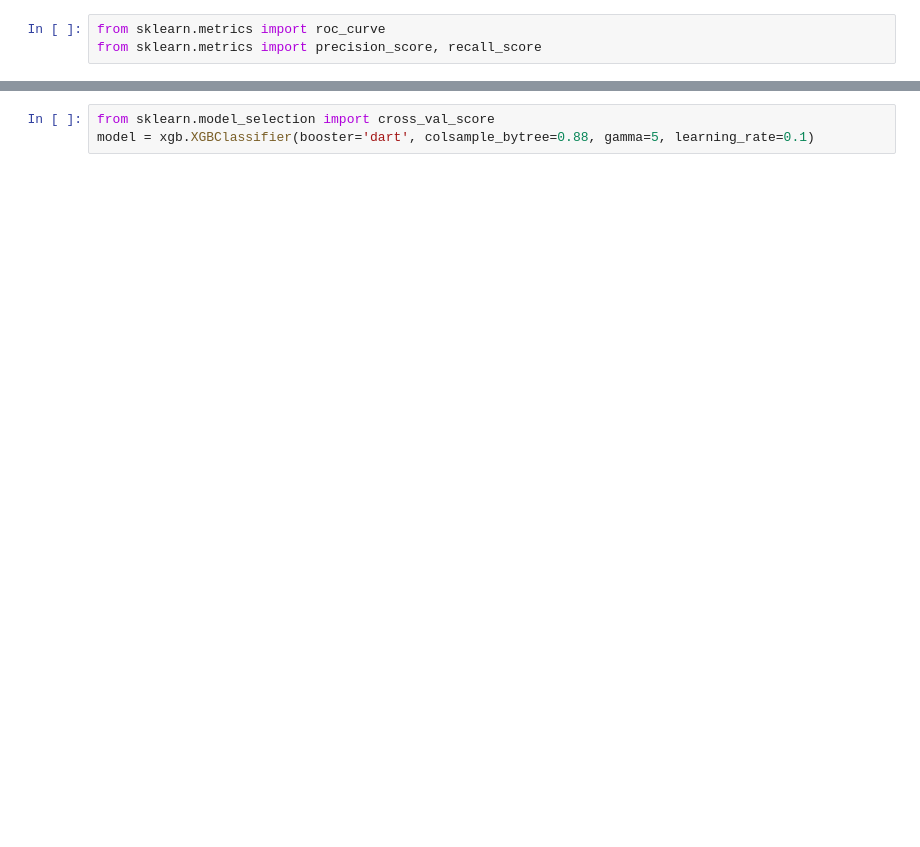
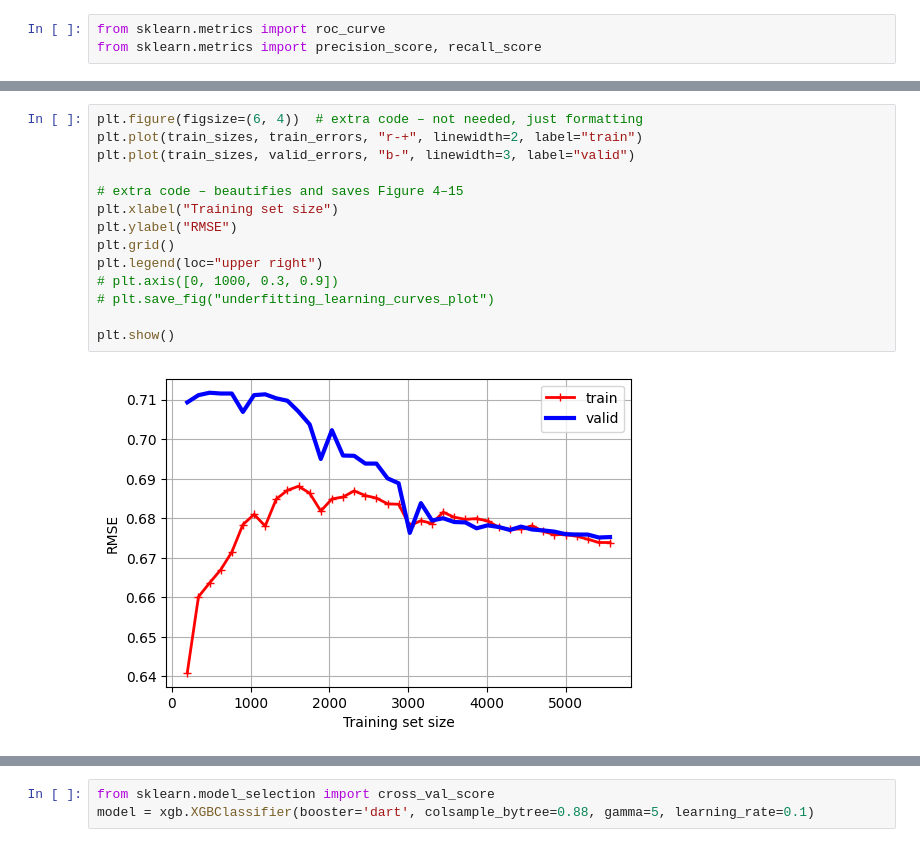
Before and after one commit to JoaoAnt42/FAA_TitanicSpace, a Jupyter notebook: 2_FAA_models.ipynb, the cells around one changed output, grey strips where cells are left out. Cells and saved outputs as stored; diff of their text form; blank space fills up the shorter version.

```diff
--- a/2_FAA_models.ipynb
+++ b/2_FAA_models.ipynb
@@ -212,0 +229,16 @@ plt.show()
+# %%
+plt.figure(figsize=(6, 4))  # extra code – not needed, just formatting
+plt.plot(train_sizes, train_errors, "r-+", linewidth=2, label="train")
+plt.plot(train_sizes, valid_errors, "b-", linewidth=3, label="valid")
+
+# extra code – beautifies and saves Figure 4–15
+plt.xlabel("Training set size")
+plt.ylabel("RMSE")
+plt.grid()
+plt.legend(loc="upper right")
+# plt.axis([0, 1000, 0.3, 0.9])
+# plt.save_fig("underfitting_learning_curves_plot")
+
+plt.show()
+# %% [output]
+[figure, added]
```
Also changed, not shown: parts of 36 cells of this notebook, 9 other files.
